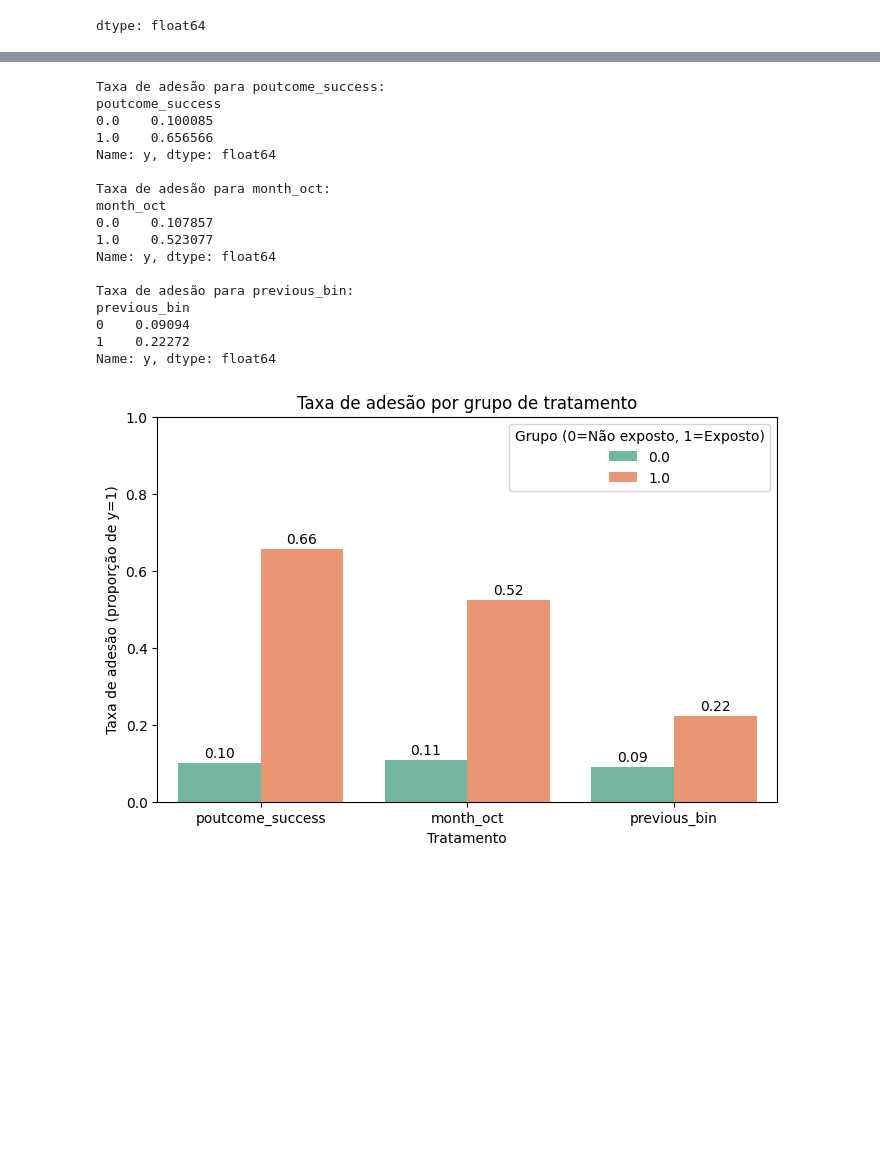
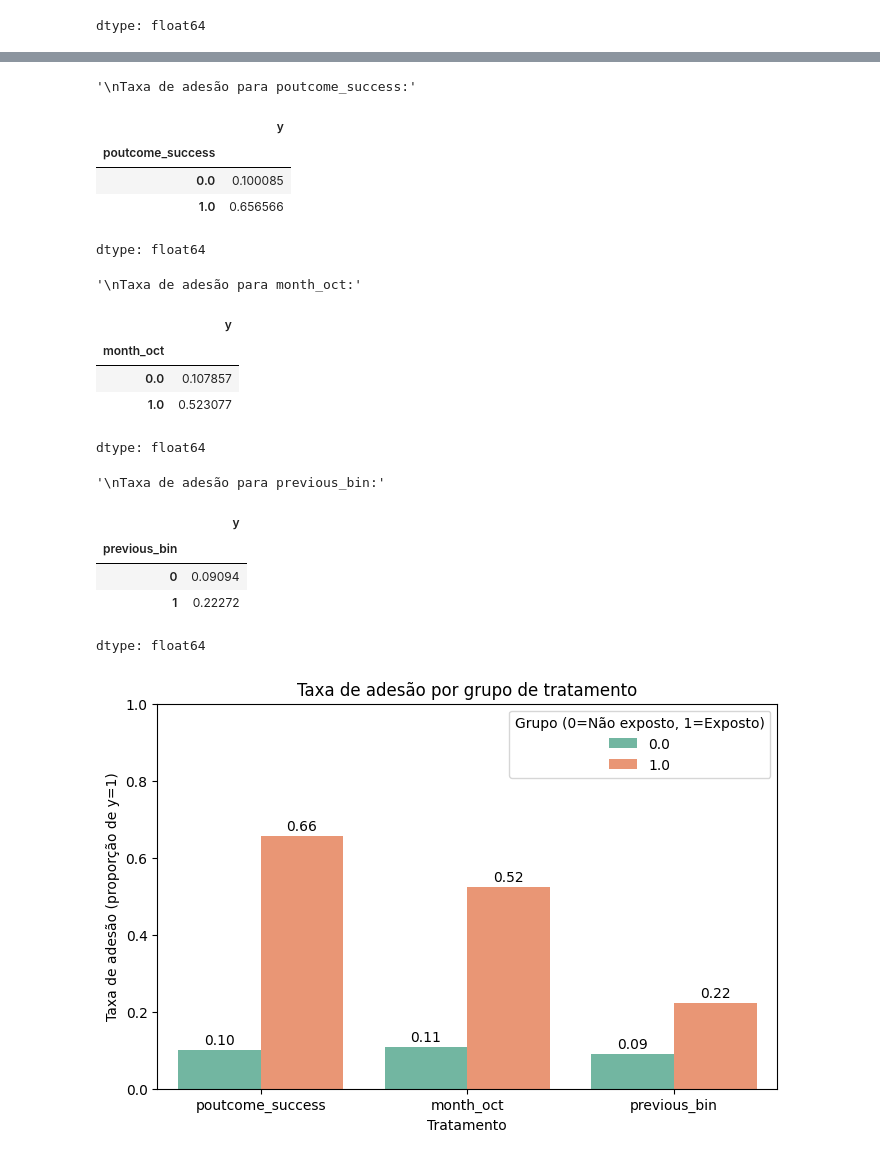
Before and after one commit to yancavalcante/bank_marketing_causalinference, a Jupyter notebook: Bank_Marketing_Causal_Inference.ipynb, the cells around one changed output, grey strips where cells are left out. Saved outputs shown, nothing was run; the diff lists cells and outputs as text; code cells hidden in the pictures; blank space fills up the shorter version.

```diff
--- a/Bank_Marketing_Causal_Inference.ipynb
+++ b/Bank_Marketing_Causal_Inference.ipynb
@@ -212,27 +226,28 @@ Name: proportion, dtype: float64
 # %%
 import pandas as pd
 
 for col in ["poutcome_success", "month_oct", "previous_bin"]:
-    print(f"\nTaxa de adesão para {col}:")
-    print(encoded_data.groupby(col)["y"].mean())
+    display(f"\nTaxa de adesão para {col}:")
+    display(encoded_data.groupby(col)["y"].mean())
 # %% [output]
-Taxa de adesão para poutcome_success:
-poutcome_success
-0.0    0.100085
-1.0    0.656566
-Name: y, dtype: float64
-
-Taxa de adesão para month_oct:
-month_oct
-0.0    0.107857
-1.0    0.523077
-Name: y, dtype: float64
-
-Taxa de adesão para previous_bin:
-previous_bin
-0    0.09094
-1    0.22272
-Name: y, dtype: float64
+'\nTaxa de adesão para poutcome_success:'
+|  | y |
+| poutcome_success |  |
+| 0.0 | 0.100085 |
+| 1.0 | 0.656566 |
+dtype: float64
+'\nTaxa de adesão para month_oct:'
+|  | y |
+| month_oct |  |
+| 0.0 | 0.107857 |
+| 1.0 | 0.523077 |
+dtype: float64
+'\nTaxa de adesão para previous_bin:'
+|  | y |
+| previous_bin |  |
+| 0 | 0.09094 |
+| 1 | 0.22272 |
+dtype: float64
 # %%
 import matplotlib.pyplot as plt
 import seaborn as sns
```
Also changed, not shown: parts of 8 cells of this notebook.
